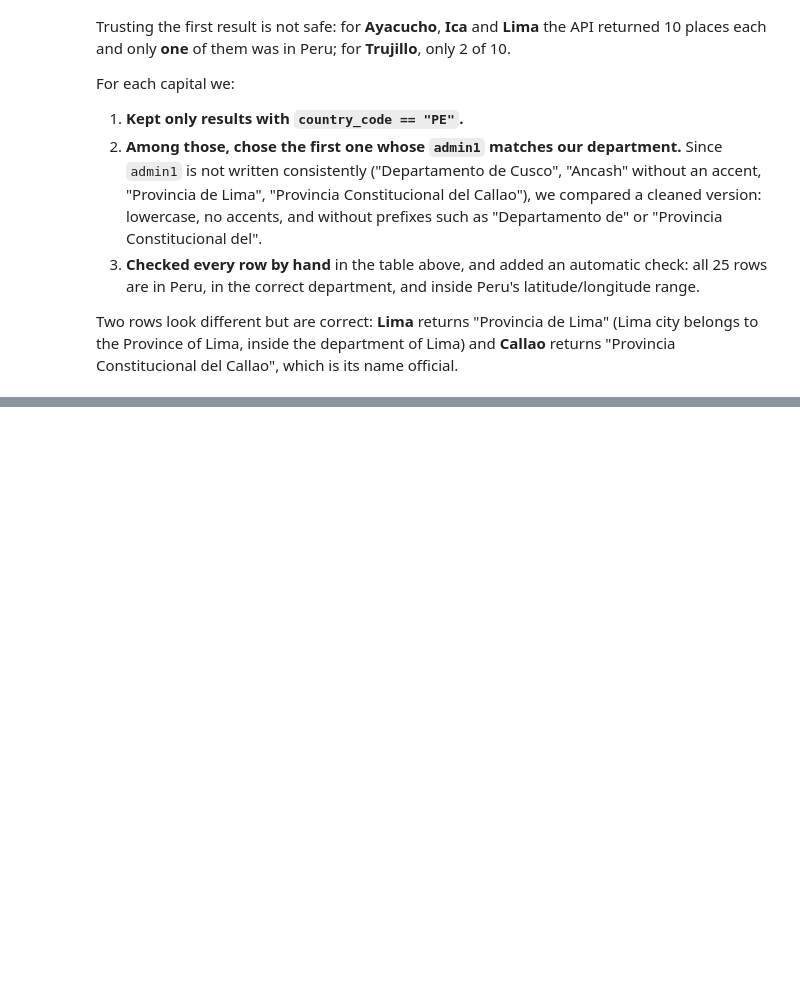
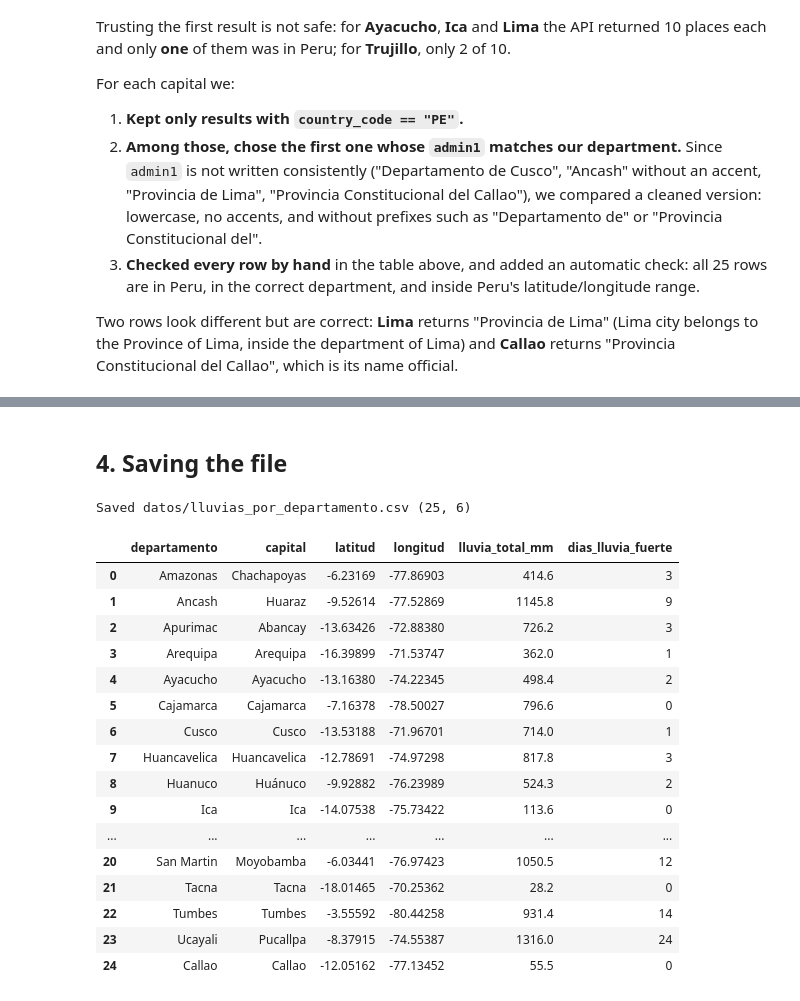
Before and after one commit to rodnm/Python-G2, a Jupyter notebook: assignment_2/api_lluvias.ipynb, the cells around one changed output, grey strips where cells are left out. Drawn from its saved outputs; the diff is of its cells as text; code cells hidden in the pictures; blank space fills up the shorter version.

Commit message:
Part 2: rainfall and CSV saved

```diff
--- a/assignment_2/api_lluvias.ipynb
+++ b/assignment_2/api_lluvias.ipynb
@@ -237,0 +240,34 @@ Two rows look different but are correct: **Lima** returns "Provincia de Lima" (L
+# %%
+rain_rows = []
+for _, row in geo.iterrows():
+    r = requests.get("https://archive-api.open-meteo.com/v1/archive", params={
+        "latitude": row["latitud"],
+        "longitude": row["longitud"],
+        "start_date": SEASON_START,
+        "end_date": SEASON_END,
+        "daily": "precipitation_sum",
+        "timezone": "America/Lima",
+    }, timeout=30)
+    daily = r.json()["daily"]
+
+    # One value per day; missing days (None) become NaN
+    series = pd.Series(daily["precipitation_sum"], index=daily["time"], dtype="float")
+
+    rain_rows.append({
+        "departamento": row["departamento"],
+        "days_received": len(series),
+        "days_missing": int(series.isna().sum()),
+        "lluvia_total_mm": round(series.sum(skipna=True), 1),
+        "dias_lluvia_fuerte": int((series >= 20).sum()),
+    })
+    time.sleep(API_PAUSE)
+
+rain = pd.DataFrame(rain_rows)
+
+expected_days = len(pd.date_range(SEASON_START, SEASON_END))
+print("Expected days per department:", expected_days)
+print("Total missing days (None):", rain["days_missing"].sum())
+if not rain["days_received"].eq(expected_days).all():
+    raise RuntimeError("Some department did not receive the full season.")
+
+print(rain.sort_values("lluvia_total_mm", ascending=False).to_string(index=False))
@@ -237,0 +305,32 @@ Two rows look different but are correct: **Lima** returns "Provincia de Lima" (L
+# %% [markdown]
+## 4. Saving the file
+# %%
+final = geo[["departamento", "capital", "latitud", "longitud"]].merge(
+    rain[["departamento", "lluvia_total_mm", "dias_lluvia_fuerte"]],
+    on="departamento", how="inner")
+
+if len(final) != 25:
+    raise RuntimeError(f"Expected 25 rows, got {len(final)}")
+
+final.to_csv("datos/lluvias_por_departamento.csv", index=False, encoding="utf-8-sig")
+print("Saved datos/lluvias_por_departamento.csv", final.shape)
+final
+# %% [output]
+Saved datos/lluvias_por_departamento.csv (25, 6)
+|  | departamento | capital | latitud | longitud | lluvia_total_mm | dias_lluvia_fuerte |
+| 0 | Amazonas | Chachapoyas | -6.23169 | -77.86903 | 414.6 | 3 |
+| 1 | Ancash | Huaraz | -9.52614 | -77.52869 | 1145.8 | 9 |
+| 2 | Apurimac | Abancay | -13.63426 | -72.88380 | 726.2 | 3 |
+| 3 | Arequipa | Arequipa | -16.39899 | -71.53747 | 362.0 | 1 |
+| 4 | Ayacucho | Ayacucho | -13.16380 | -74.22345 | 498.4 | 2 |
+| 5 | Cajamarca | Cajamarca | -7.16378 | -78.50027 | 796.6 | 0 |
+| 6 | Cusco | Cusco | -13.53188 | -71.96701 | 714.0 | 1 |
+| 7 | Huancavelica | Huancavelica | -12.78691 | -74.97298 | 817.8 | 3 |
+| 8 | Huanuco | Huánuco | -9.92882 | -76.23989 | 524.3 | 2 |
+| 9 | Ica | Ica | -14.07538 | -75.73422 | 113.6 | 0 |
+| ... | ... | ... | ... | ... | ... | ... |
+| 20 | San Martin | Moyobamba | -6.03441 | -76.97423 | 1050.5 | 12 |
+| 21 | Tacna | Tacna | -18.01465 | -70.25362 | 28.2 | 0 |
+| 22 | Tumbes | Tumbes | -3.55592 | -80.44258 | 931.4 | 14 |
+| 23 | Ucayali | Pucallpa | -8.37915 | -74.55387 | 1316.0 | 24 |
+| 24 | Callao | Callao | -12.05162 | -77.13452 | 55.5 | 0 |
```
Also changed, not shown: parts of 3 cells of this notebook, 1 other file.
